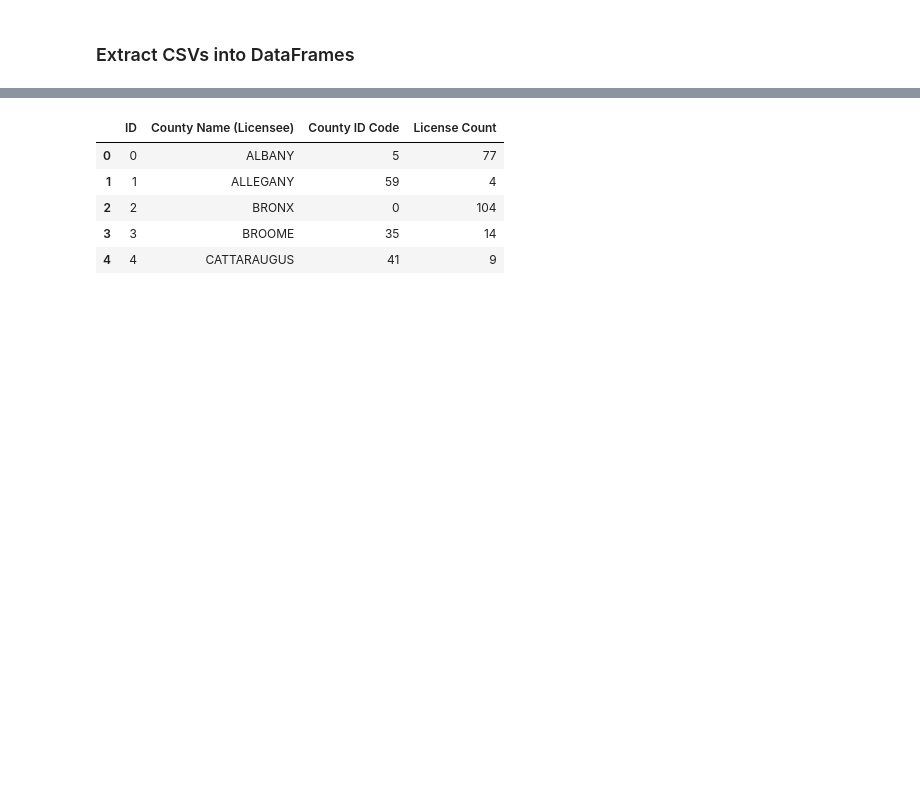
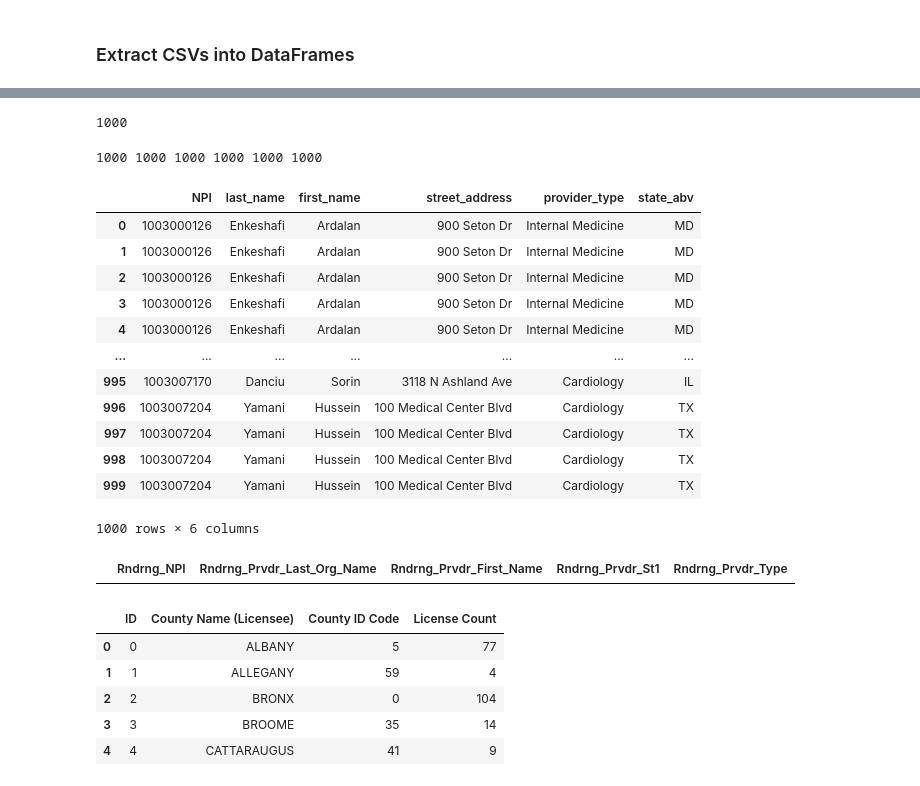
Before and after one commit to bslone1/project-2, a Jupyter notebook: etl_project.ipynb, the cells around one changed output, grey strips where cells are left out. Saved outputs shown, nothing was run; the diff lists cells and outputs as text; code cells hidden in the pictures; blank space fills up the shorter version.

Commit message:
added csvs and dataframes

```diff
--- a/etl_project.ipynb
+++ b/etl_project.ipynb
@@ -16,0 +53,55 @@ premise_df.head()
+# %%
+#get data from centers for medicare and medicaid services API and save to response variable
+base_url = "https://data.cms.gov/data-api/v1/dataset/5fccd951-9538-48a7-9075-6f02b9867868/data"
+response = requests.get(base_url).json()
+
+#verify that the call actually pulled the data
+print(len(response))
+# %% [output]
+1000
+# %%
+#initialize empty lists to store the data from the API pull to eventually put into dataframe
+Rndrng_NPI = []
+Rndrng_Prvdr_Last_Org_Name=[]
+Rndrng_Prvdr_First_Name=[]
+Rndrng_Prvdr_St1=[]
+Rndrng_Prvdr_Type=[]
+Rndrng_Prvdr_State_Abrvtn = []
+# %%
+#loop through JSON response and add data to the appropriate lists
+
+for x in range(len(response)):
+    try:
+        Rndrng_NPI.append(response[x]["Rndrng_NPI"])
+        Rndrng_Prvdr_Last_Org_Name.append(response[x]["Rndrng_Prvdr_Last_Org_Name"])
+        Rndrng_Prvdr_First_Name.append(response[x]["Rndrng_Prvdr_First_Name"])
+        Rndrng_Prvdr_St1.append(response[x]["Rndrng_Prvdr_St1"])
+        Rndrng_Prvdr_Type.append(response[x]["Rndrng_Prvdr_Type"])
+        Rndrng_Prvdr_State_Abrvtn.append(response[x]["Rndrng_Prvdr_State_Abrvtn"])
+    except:
+        print(f"There is an issue with the data row {x}. Skipping.")
+# %%
+#verify that the arrays are the same length in order to create dataframe
+print(len(Rndrng_NPI), len(Rndrng_Prvdr_Last_Org_Name), len(Rndrng_Prvdr_First_Name), len(Rndrng_Prvdr_St1), len(Rndrng_Prvdr_Type), len(Rndrng_Prvdr_State_Abrvtn))
+# %% [output]
+1000 1000 1000 1000 1000 1000
+# %%
+#create dataframe based on the lists
+practitioner_df = pd.DataFrame({"NPI": Rndrng_NPI, "last_name" : Rndrng_Prvdr_Last_Org_Name,
+                                "first_name": Rndrng_Prvdr_First_Name, "street_address":Rndrng_Prvdr_St1,
+                               "provider_type" : Rndrng_Prvdr_Type, "state_abv" : Rndrng_Prvdr_State_Abrvtn})
+practitioner_df
+# %% [output]
+|  | NPI | last_name | first_name | street_address | provider_type | state_abv |
+| 0 | 1003000126 | Enkeshafi | Ardalan | 900 Seton Dr | Internal Medicine | MD |
+| 1 | 1003000126 | Enkeshafi | Ardalan | 900 Seton Dr | Internal Medicine | MD |
+| 2 | 1003000126 | Enkeshafi | Ardalan | 900 Seton Dr | Internal Medicine | MD |
+| 3 | 1003000126 | Enkeshafi | Ardalan | 900 Seton Dr | Internal Medicine | MD |
+| 4 | 1003000126 | Enkeshafi | Ardalan | 900 Seton Dr | Internal Medicine | MD |
+| ... | ... | ... | ... | ... | ... | ... |
+| 995 | 1003007170 | Danciu | Sorin | 3118 N Ashland Ave | Cardiology | IL |
+| 996 | 1003007204 | Yamani | Hussein | 100 Medical Center Blvd | Cardiology | TX |
+| 997 | 1003007204 | Yamani | Hussein | 100 Medical Center Blvd | Cardiology | TX |
+| 998 | 1003007204 | Yamani | Hussein | 100 Medical Center Blvd | Cardiology | TX |
+| 999 | 1003007204 | Yamani | Hussein | 100 Medical Center Blvd | Cardiology | TX |
+1000 rows × 6 columns
@@ -17 +125,5 @@ premise_df.head()
+# %%
+practitioner_data.head()
+# %% [output]
+|  | Rndrng_NPI | Rndrng_Prvdr_Last_Org_Name | Rndrng_Prvdr_First_Name | Rndrng_Prvdr_St1 | Rndrng_Prvdr_Type |
 # %%
```
Also changed, not shown: parts of 8 cells of this notebook, 1 other file.
